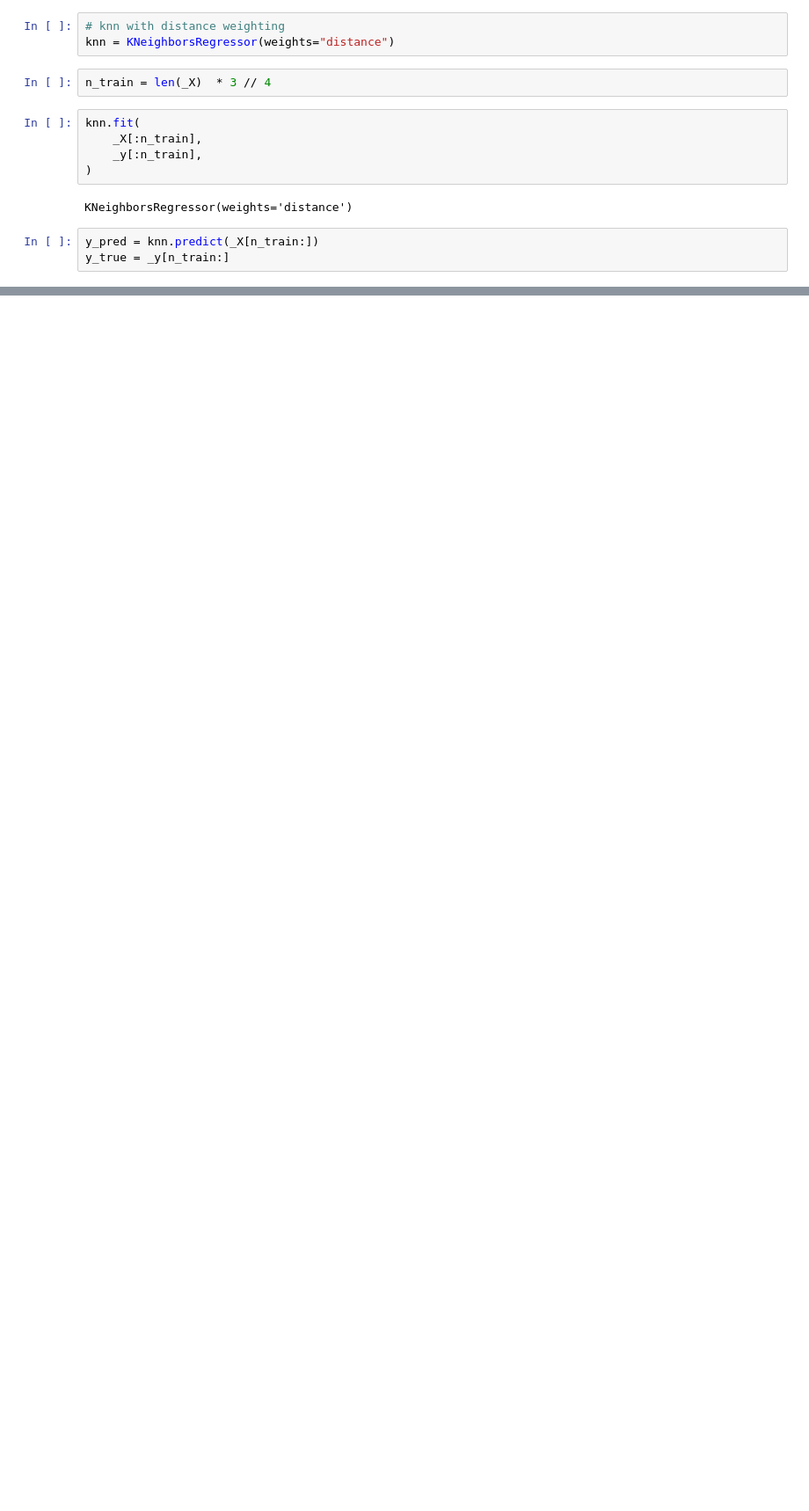
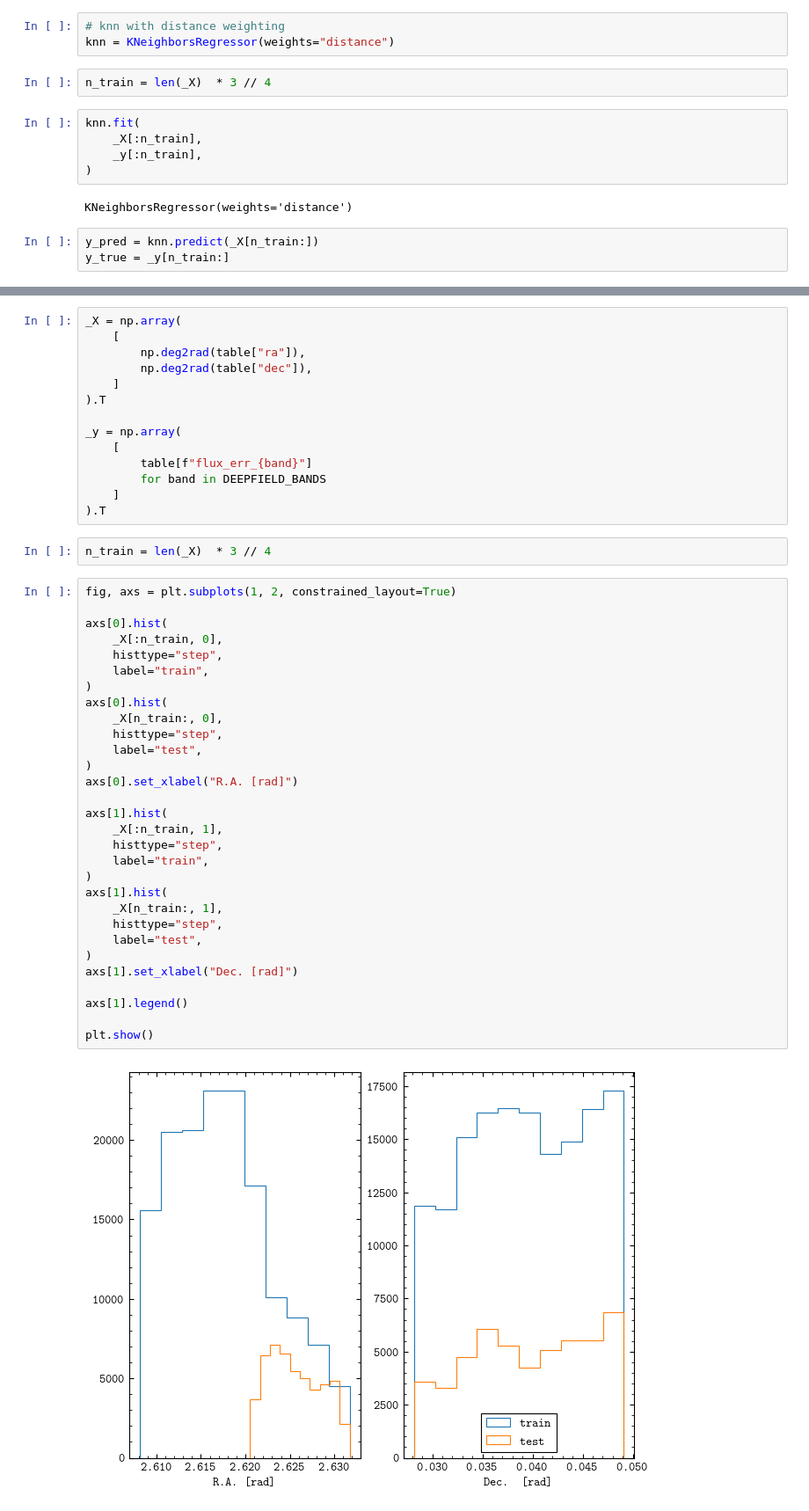
Before and after one commit to sidneymau/des-y6-image-sims-analysis, a Jupyter notebook: notebooks/2025_01_08_matching/knn-dev.ipynb, the cells around one changed output, grey strips where cells are left out. Shown at 88% size. Drawn from its saved outputs; the diff is of its cells as text; blank space fills up the shorter version.

```diff
--- a/notebooks/2025_01_08_matching/knn-dev.ipynb
+++ b/notebooks/2025_01_08_matching/knn-dev.ipynb
@@ -167,0 +223,48 @@ Note that this doesn't have to perform amazingly because *most* objects are pres
+# %%
+_X = np.array(
+    [
+        np.deg2rad(table["ra"]),
+        np.deg2rad(table["dec"]),
+    ]
+).T
+
+_y = np.array(
+    [
+        table[f"flux_err_{band}"]
+        for band in DEEPFIELD_BANDS
+    ]
+).T
+# %%
+n_train = len(_X)  * 3 // 4
+# %%
+fig, axs = plt.subplots(1, 2, constrained_layout=True)
+
+axs[0].hist(
+    _X[:n_train, 0],
+    histtype="step",
+    label="train",
+)
+axs[0].hist(
+    _X[n_train:, 0],
+    histtype="step",
+    label="test",
+)
+axs[0].set_xlabel("R.A. [rad]")
+
+axs[1].hist(
+    _X[:n_train, 1],
+    histtype="step",
+    label="train",
+)
+axs[1].hist(
+    _X[n_train:, 1],
+    histtype="step",
+    label="test",
+)
+axs[1].set_xlabel("Dec. [rad]")
+
+axs[1].legend()
+
+plt.show()
+# %% [output]
+[figure, added]
```
Also changed, not shown: parts of 42 cells of this notebook.
